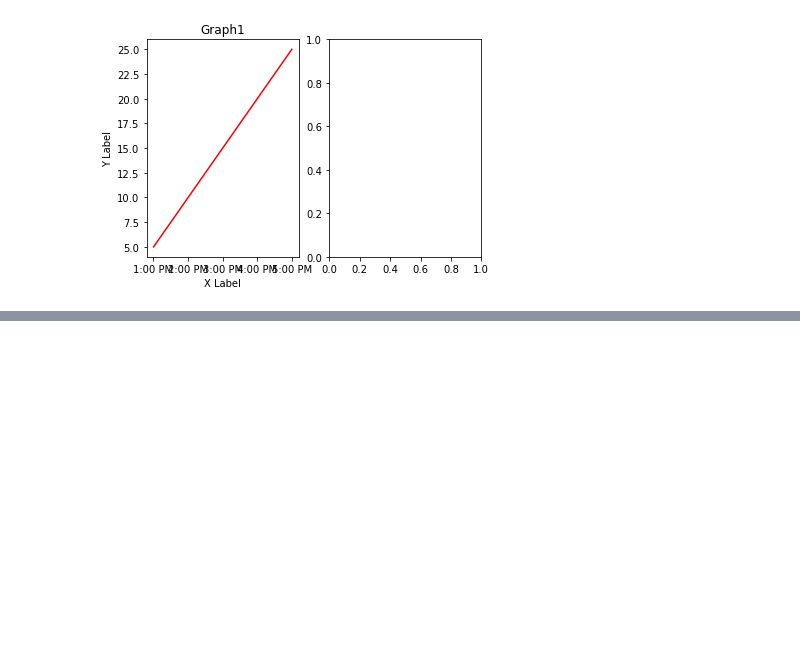
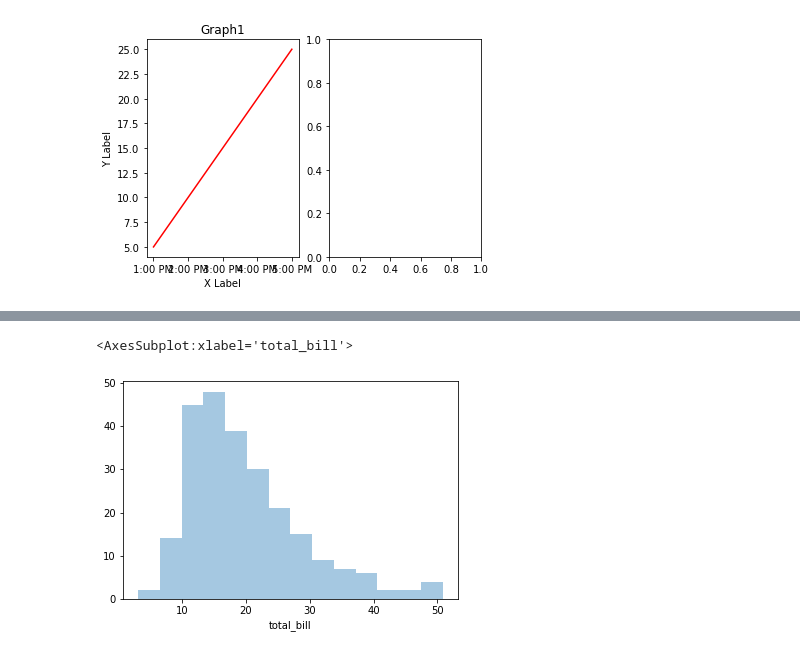
Before and after one commit to ianmanalo1026/Data-Science, a Jupyter notebook: Numpy.ipynb, the cells around one changed output, grey strips where cells are left out. Saved outputs shown, nothing was run; the diff lists cells and outputs as text; code cells hidden in the pictures; blank space fills up the shorter version.

```diff
--- a/Numpy.ipynb
+++ b/Numpy.ipynb
@@ -106,0 +105,2 @@ axis
+# %%
+tips = sns.load_dataset('tips')
@@ -106,0 +116,5 @@ axis
+# %%
+sns.distplot(tips['total_bill'], kde=False)
+# %% [output]
+<AxesSubplot:xlabel='total_bill'>
+[figure, added]
```
Also changed, not shown: parts of 35 cells of this notebook.
